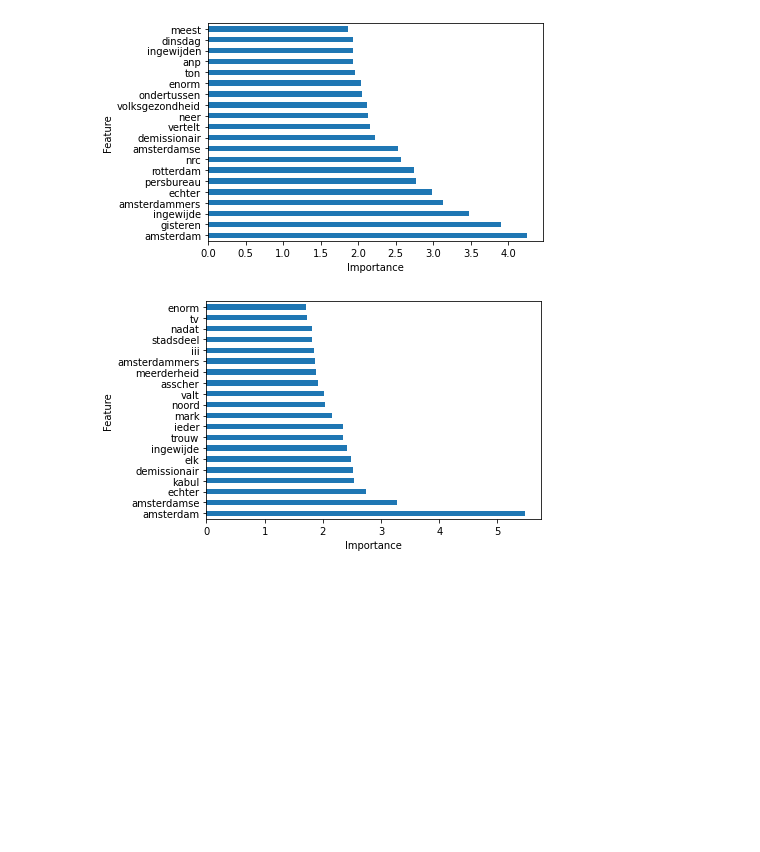
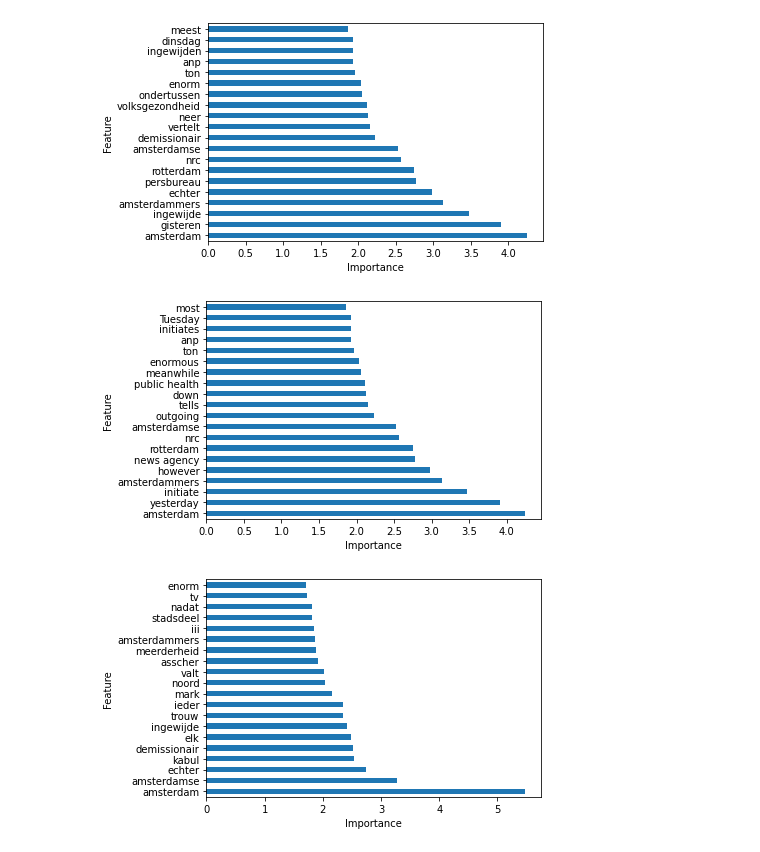
Before and after one commit to Chris-Congleton/MSc-Thesis, a Jupyter notebook: Analysis/2021_SourceClassification.ipynb, the cells around one changed output. Saved outputs shown, nothing was run; the diff lists cells and outputs as text; code cells hidden in the pictures; blank space fills up the shorter version.

```diff
--- a/Analysis/2021_SourceClassification.ipynb
+++ b/Analysis/2021_SourceClassification.ipynb
@@ -349,3 +357,10 @@ print(clf.classes_)
+# %%
+translated_names = ['amsterdam', 'yesterday','initiate',
+                    'amsterdammers', 'however', 'news agency',
+                    'rotterdam', 'nrc', 'amsterdamse', 'outgoing',
+                    'tells', 'down', 'public health', 'meanwhile',
+                    'enormous','ton','anp','initiates', 'Tuesday',
+                    'most']
 # %%
 ax = pd.Series(abs(clf.coef_[0]), index=feature_names).nlargest(20).plot(kind='barh')
 plt.xlabel("Importance")
@@ -353,6 +368,14 @@ plt.ylabel('Feature')
 plt.show()
 # %% [output]
 [figure]
+# %%
+ax = pd.Series(abs(clf.coef_[0]),index=feature_names).nlargest(20).plot(kind='barh')
+ax.set_yticklabels(translated_names)
+plt.xlabel("Importance")
+plt.ylabel('Feature')
+plt.show()
+# %% [output]
+[figure, added]
 # %%
 ax = pd.Series(abs(clf.coef_[1]), index=feature_names).nlargest(20).plot(kind='barh')
 plt.xlabel("Importance")
```
Also changed, not shown: parts of 8 cells of this notebook.
